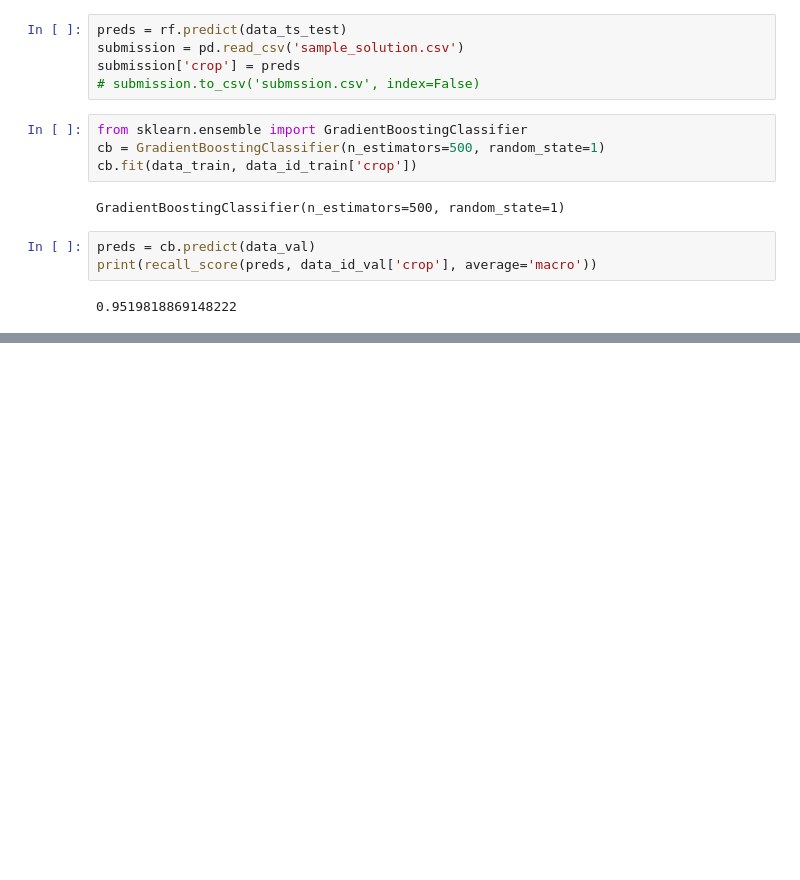
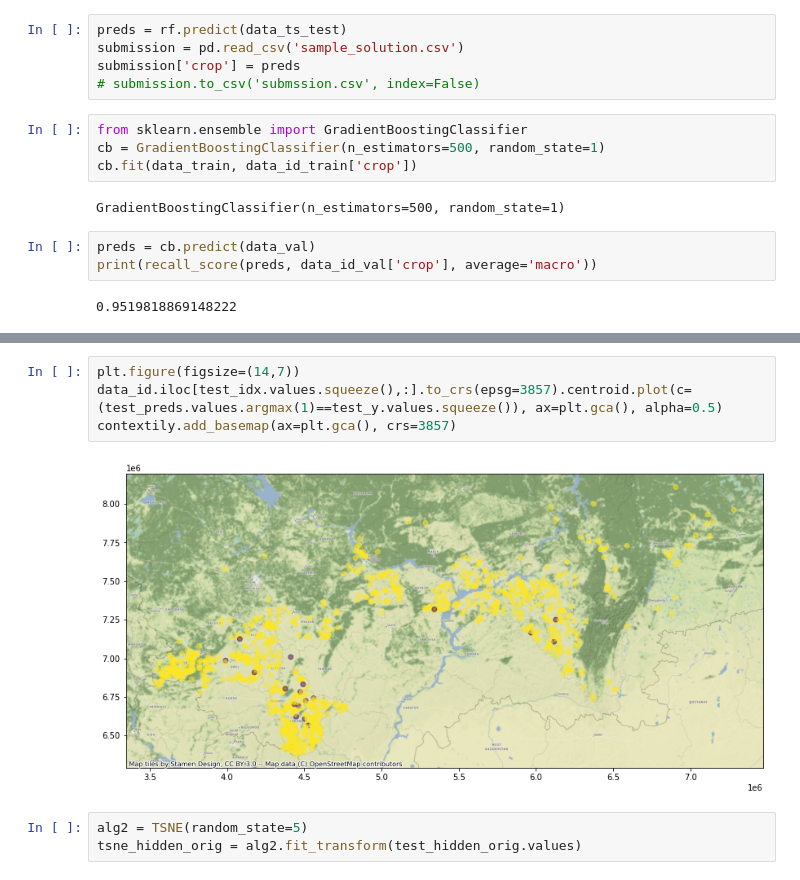
Before and after one commit to yuasosnin/aihacks-2022-fields, a Jupyter notebook: mining.ipynb, the cells around one changed output, grey strips where cells are left out. Cells and saved outputs as stored; diff of their text form; blank space fills up the shorter version.

```diff
--- a/mining.ipynb
+++ b/mining.ipynb
@@ -132,0 +177,9 @@ print(recall_score(preds, data_id_val['crop'], average='macro'))
+# %%
+plt.figure(figsize=(14,7))
+data_id.iloc[test_idx.values.squeeze(),:].to_crs(epsg=3857).centroid.plot(c=(test_preds.values.argmax(1)==test_y.values.squeeze()), ax=plt.gca(), alpha=0.5)
+contextily.add_basemap(ax=plt.gca(), crs=3857)
+# %% [output]
+[figure, added]
+# %%
+alg2 = TSNE(random_state=5)
+tsne_hidden_orig = alg2.fit_transform(test_hidden_orig.values)
```
Also changed, not shown: parts of 17 cells of this notebook, 9 other files.
